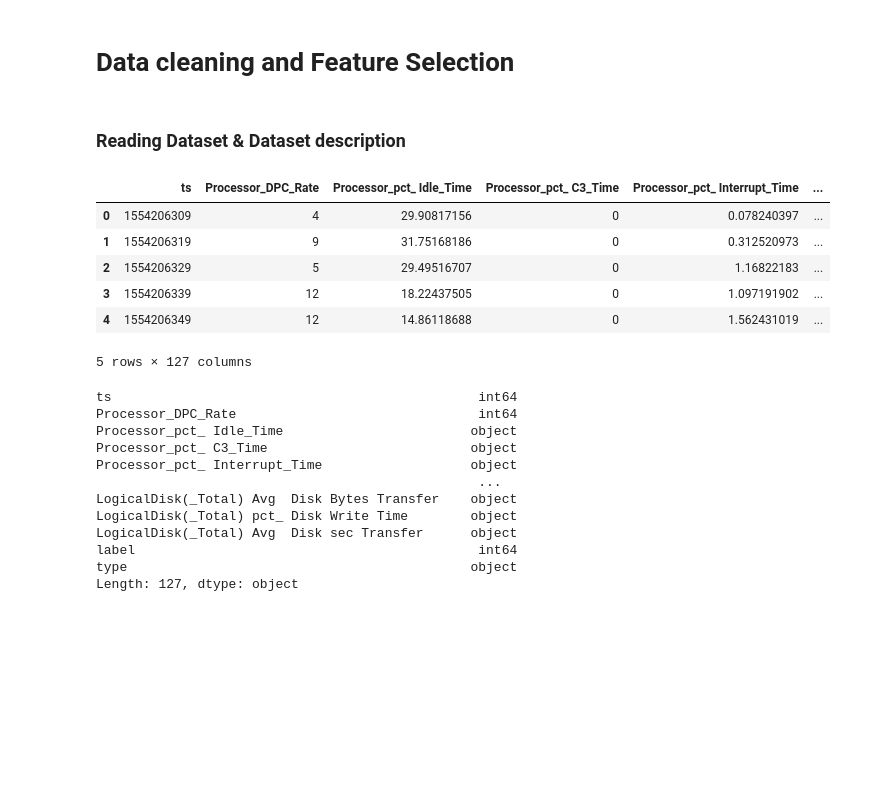
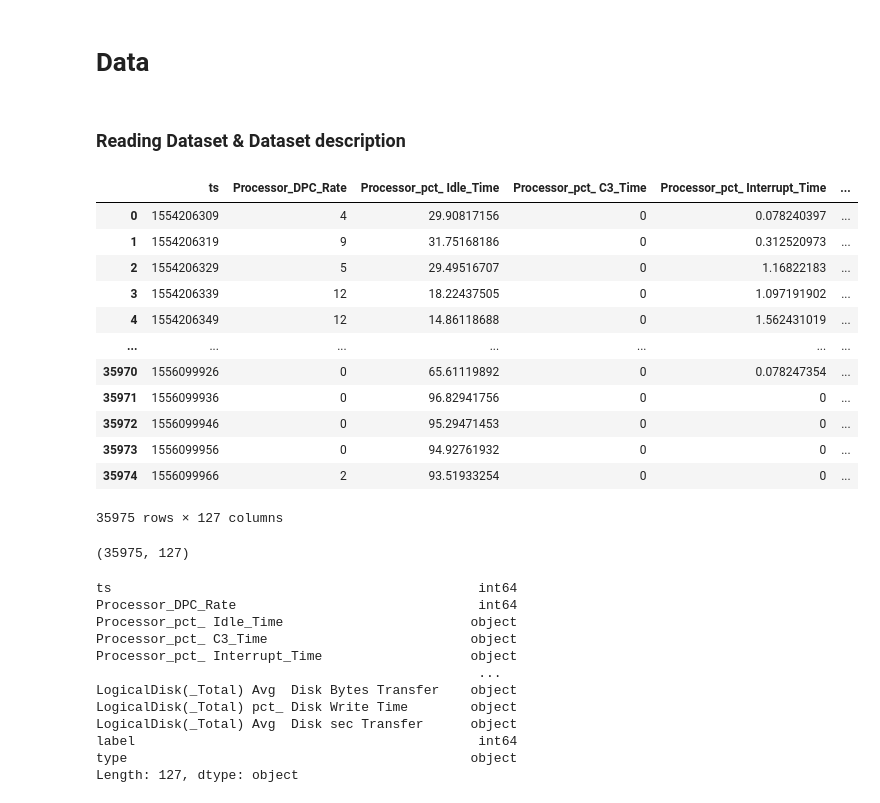
Before and after one commit to roshankumar2303/IDS-ML-MiniProject, a Jupyter notebook: notebooks/nb-brk.ipynb, the cells around one changed output. Cells and saved outputs as stored; diff of their text form; code cells hidden in the pictures; blank space fills up the shorter version.

```diff
--- a/notebooks/nb-brk.ipynb
+++ b/notebooks/nb-brk.ipynb
@@ -1,8 +1,8 @@
 # %% [markdown]
-# Data cleaning and Feature Selection
+# Data
 # %% [markdown]
 ### Reading Dataset & Dataset description
 # %%
 import pandas as pd
 # %%
-df = pd.read_csv('../data/interim/ton-iot-windows-10.csv')
+df = pd.read_csv("../data/external/ton-iot-windows-10.csv")
@@ -11,13 +9,23 @@ DF_COL_COUNT = len(df.columns)
 # %%
-df.head()
+df
 # %% [output]
 |  | ts | Processor_DPC_Rate | Processor_pct_ Idle_Time | Processor_pct_ C3_Time | Processor_pct_ Interrupt_Time | ... |
 | 0 | 1554206309 | 4 | 29.90817156 | 0 | 0.078240397 | ... |
 | 1 | 1554206319 | 9 | 31.75168186 | 0 | 0.312520973 | ... |
 | 2 | 1554206329 | 5 | 29.49516707 | 0 | 1.16822183 | ... |
 | 3 | 1554206339 | 12 | 18.22437505 | 0 | 1.097191902 | ... |
 | 4 | 1554206349 | 12 | 14.86118688 | 0 | 1.562431019 | ... |
+| ... | ... | ... | ... | ... | ... | ... |
+| 35970 | 1556099926 | 0 | 65.61119892 | 0 | 0.078247354 | ... |
+| 35971 | 1556099936 | 0 | 96.82941756 | 0 | 0 | ... |
+| 35972 | 1556099946 | 0 | 95.29471453 | 0 | 0 | ... |
+| 35973 | 1556099956 | 0 | 94.92761932 | 0 | 0 | ... |
+| 35974 | 1556099966 | 2 | 93.51933254 | 0 | 0 | ... |
-5 rows × 127 columns
+35975 rows × 127 columns
+# %%
+df.shape
+# %% [output]
+(35975, 127)
 # %%
 df.dtypes
 # %% [output]
```
Also changed, not shown: parts of 34 cells of this notebook.
